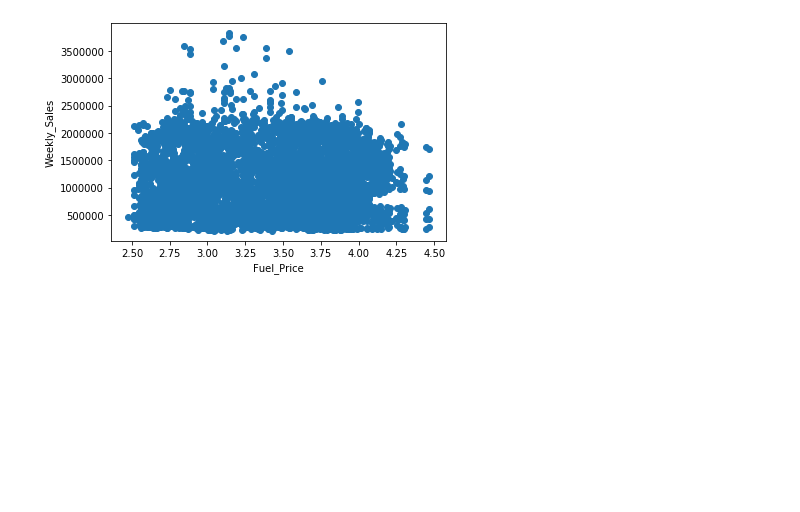
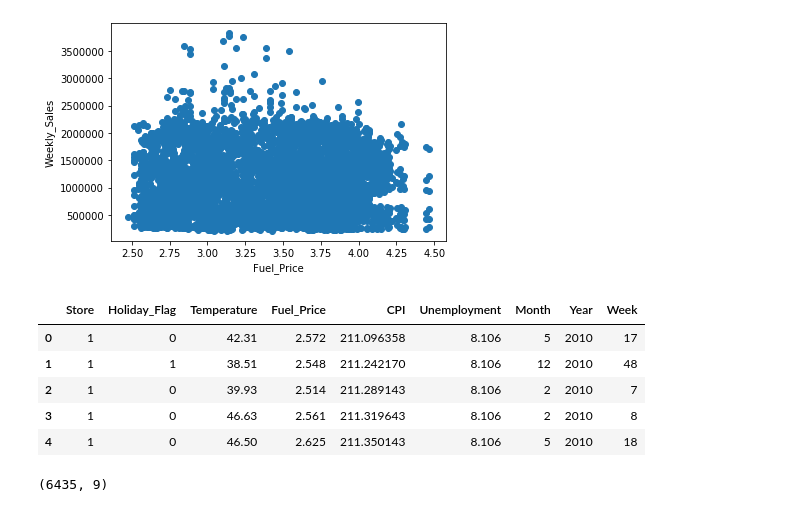
Before and after one commit to Franceskling/final_project, a Jupyter notebook: machine_learning/machine_learning_2.ipynb, the cells around one changed output. Cells and saved outputs as stored; diff of their text form; code cells hidden in the pictures; blank space fills up the shorter version.

```diff
--- a/machine_learning/machine_learning_2.ipynb
+++ b/machine_learning/machine_learning_2.ipynb
@@ -20,0 +53,13 @@ X = sales_df.drop(columns="Weekly_Sales")
+# %%
+ X[:5]
+# %% [output]
+|  | Store | Holiday_Flag | Temperature | Fuel_Price | CPI | Unemployment | Month | Year | Week |
+| 0 | 1 | 0 | 42.31 | 2.572 | 211.096358 | 8.106 | 5 | 2010 | 17 |
+| 1 | 1 | 1 | 38.51 | 2.548 | 211.242170 | 8.106 | 12 | 2010 | 48 |
+| 2 | 1 | 0 | 39.93 | 2.514 | 211.289143 | 8.106 | 2 | 2010 | 7 |
+| 3 | 1 | 0 | 46.63 | 2.561 | 211.319643 | 8.106 | 2 | 2010 | 8 |
+| 4 | 1 | 0 | 46.50 | 2.625 | 211.350143 | 8.106 | 5 | 2010 | 18 |
+# %%
+X.shape
+# %% [output]
+(6435, 9)
```
Also changed, not shown: parts of 18 cells of this notebook.
